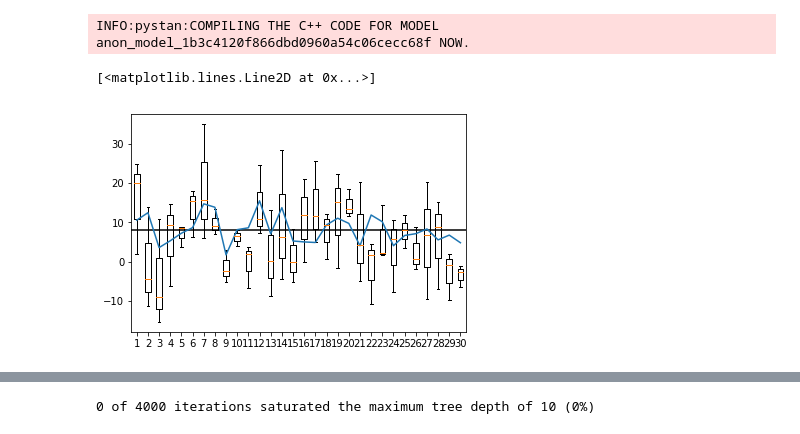
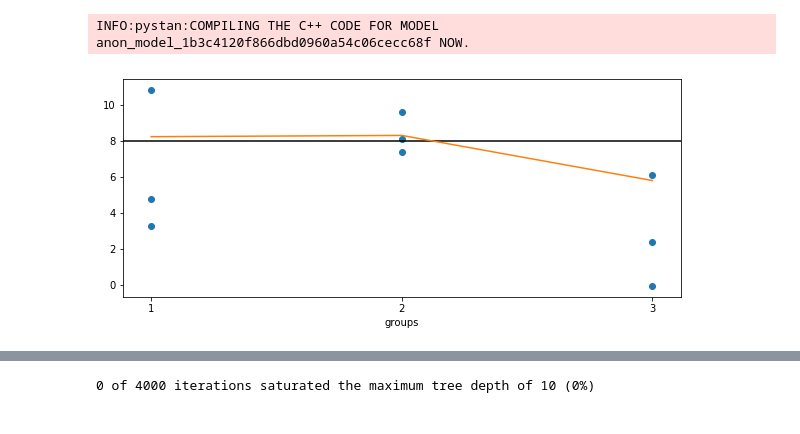
Before and after one commit to ptonner/gp-workshop, a Jupyter notebook: stan.ipynb, the cells around one changed output, grey strips where cells are left out. Saved outputs shown, nothing was run; the diff lists cells and outputs as text; code cells hidden in the pictures.

```diff
--- a/stan.ipynb
+++ b/stan.ipynb
@@ -64,29 +48,34 @@ INFO:pystan:COMPILING THE C++ CODE FOR MODEL anon_model_1b3c4120f866dbd0960a54c0
 # %%
 mu = 8.
 tau = 3.
-ysigma=10
+ysigma=3
 n = 10
-g = 30
+g = 3
 nrep = 3
 
 # theta = scipy.stats.norm.rvs(mu, scale=tau, size=n)
 # y = scipy.stats.norm.rvs(theta, scale=ysigma)
 
 theta = scipy.stats.norm.rvs(mu, scale=tau, size=g)
 y = scipy.stats.norm.rvs(np.repeat(theta, nrep), scale=ysigma)
 
+plt.figure(figsize=(10,4))
 
 plt.axhline(mu, c='k')
 
 #plt.plot(theta)
 # plt.plot(np.repeat(theta, nrep))
 # plt.plot(y)
 
-plt.boxplot([y[i*nrep:(i+1)*nrep] for i in range(g)])
-plt.plot(range(1, g+1), theta)
+#plt.boxplot([y[i*nrep:(i+1)*nrep] for i in range(g)])
+plt.plot(range(1, g+1), theta, 'C1')
+plt.scatter(np.repeat(np.arange(1, g+1), nrep), y)
+plt.xticks(np.arange(1, g+1))
+plt.xlabel('groups')
+
+plt.savefig('figures/hierarchical-data.pdf', bbox_inches='tight')
 # %% [output]
-[<matplotlib.lines.Line2D at 0x...>]
-[figure, old version]
+[figure, new version]
 # %%
 # config = {
 #     'J': n,
```
Also changed, not shown: parts of 23 cells of this notebook, 6 other files.
